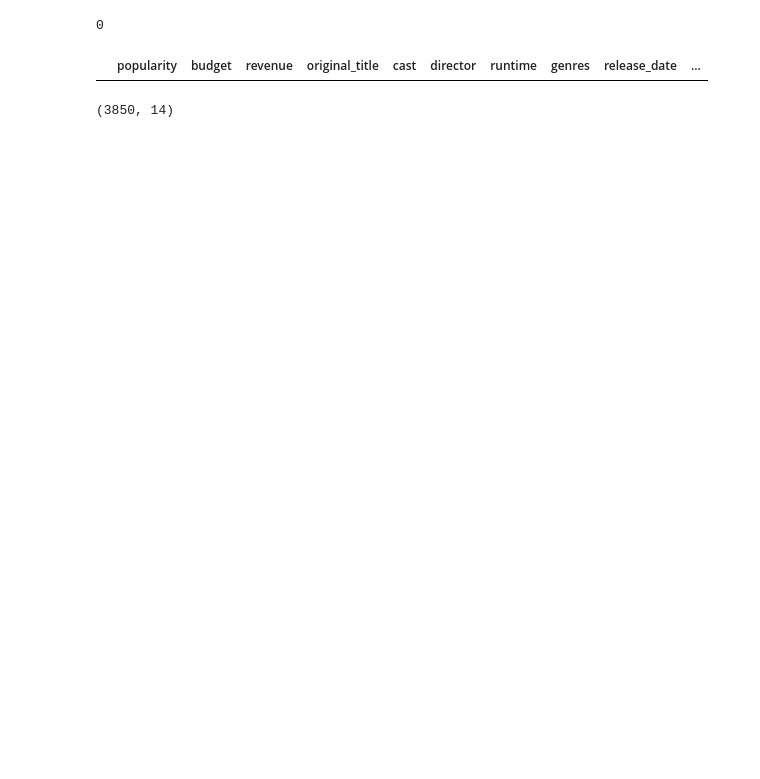
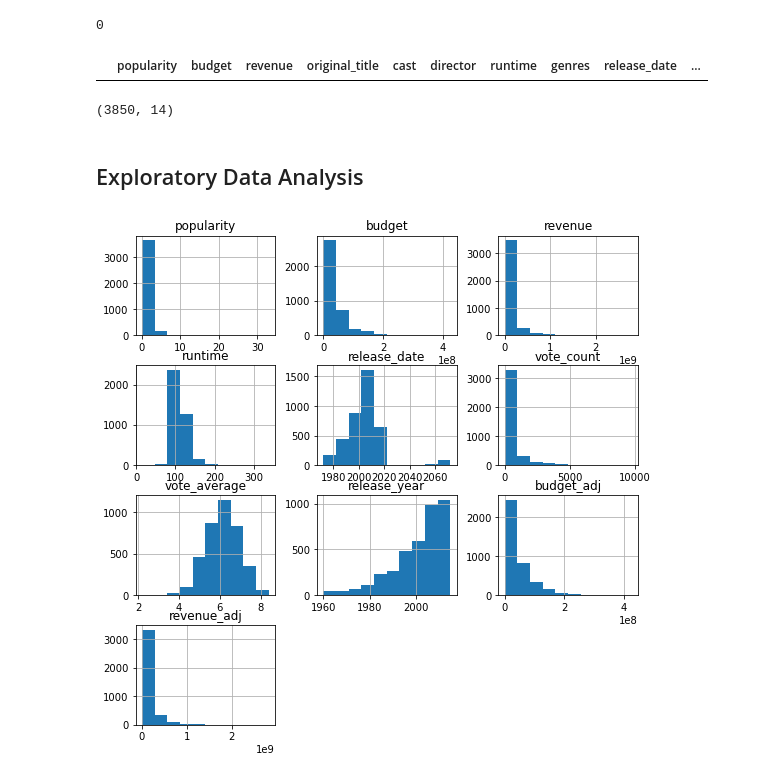
Before and after one commit to mccollins001/Investigate_movie_dataset, a Jupyter notebook: Investigate_movie_dataset.ipynb, the cells around one changed output. Saved outputs shown, nothing was run; the diff lists cells and outputs as text; code cells hidden in the pictures; blank space fills up the shorter version.

Commit message:
Feat: Exploratory data visualization

```diff
--- a/Investigate_movie_dataset.ipynb
+++ b/Investigate_movie_dataset.ipynb
@@ -173,3 +173,11 @@ mv_copy.dropna(subset = ['revenue_adj', 'budget_adj'], inplace = True)
 mv_copy.shape
 # %% [output]
 (3850, 14)
+# %% [markdown]
+<a id='eda'></a>
+## Exploratory Data Analysis
+# %%
+#plotting a histogram for all possible columns
+mv_copy.hist(figsize = (9,9));
+# %% [output]
+[figure, added]
```
Also changed, not shown: parts of 25 cells of this notebook.
